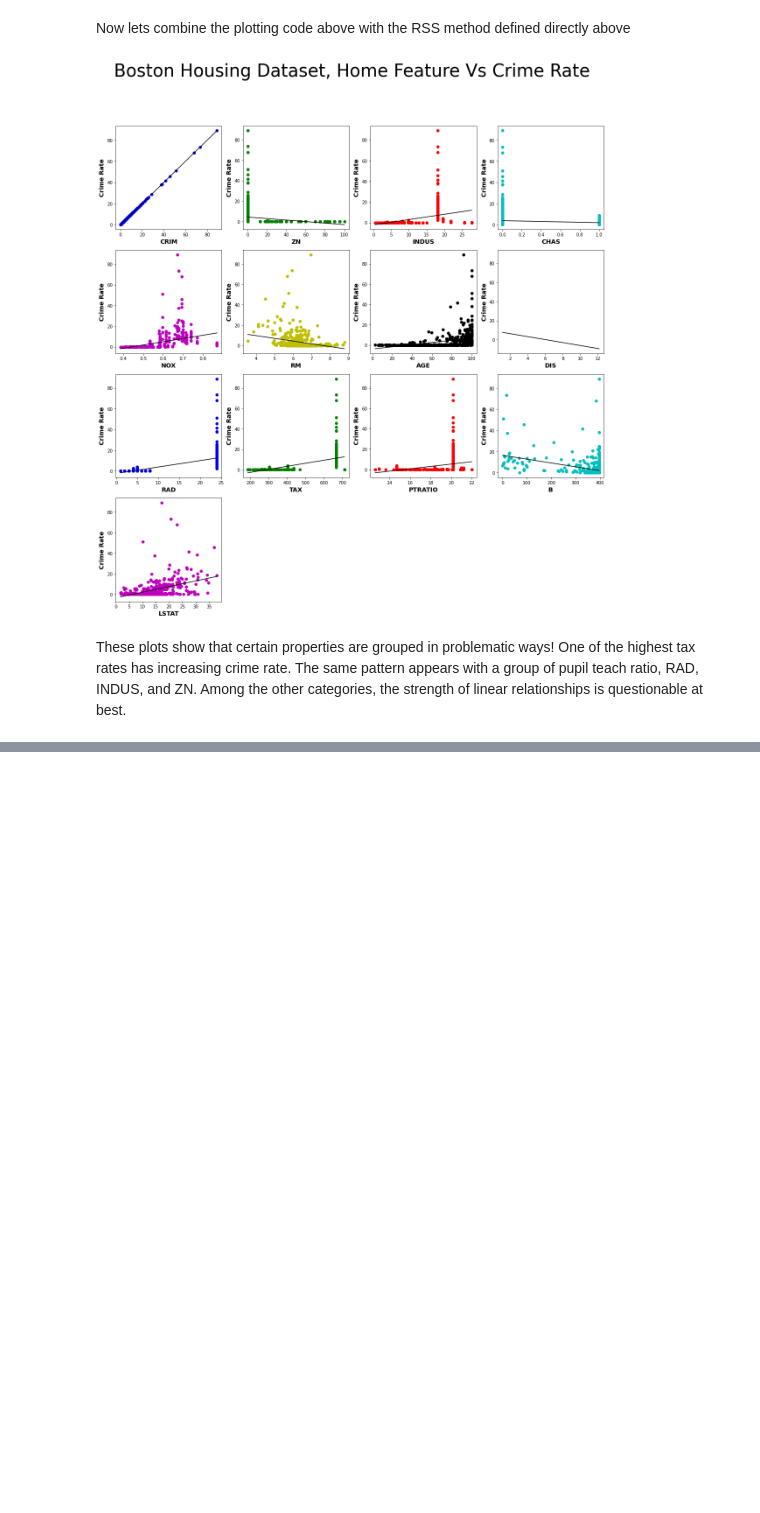
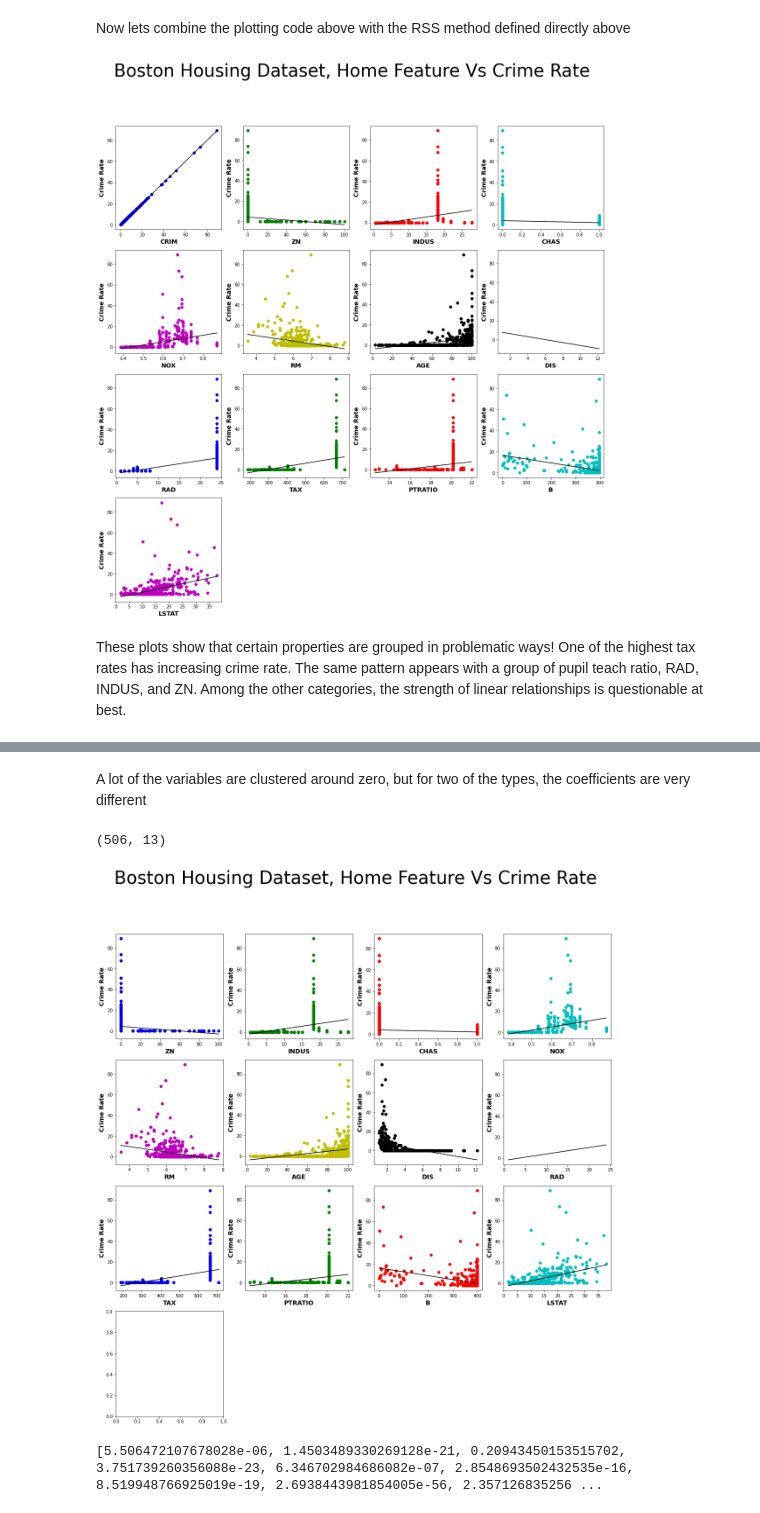
Before and after one commit to BrianLesko/MachineLearning, a Jupyter notebook: IntroductoryML/BostonDataset-3.ipynb, the cells around one changed output, grey strips where cells are left out. Drawn from its saved outputs; the diff is of its cells as text; code cells hidden in the pictures; blank space fills up the shorter version.

```diff
--- a/IntroductoryML/BostonDataset-3.ipynb
+++ b/IntroductoryML/BostonDataset-3.ipynb
@@ -250,0 +410,63 @@ on page 128 of Intro to Statistical Learning
+# %% [markdown]
+A lot of the variables are clustered around zero, but for two of the types, the coefficients are very different
+# %%
+import numpy as np
+import matplotlib.pyplot as plt
+from sklearn.linear_model import LinearRegression
+import scipy.stats as stats
+
+# The X matrix of Features
+x_namesold = ['CRIM','ZN','INDUS','CHAS','NOX','RM','AGE','DIS','RAD','TAX','PTRATIO','B','LSTAT']
+xNamesNew = ['ZN','INDUS','CHAS','NOX','RM','AGE','DIS','RAD','TAX','PTRATIO','B','LSTAT']
+X = np.array(df[xNamesNew])
+oldTarget = boston.target
+X = np.c_[X, oldTarget]
+print(X.shape);
+y = df['CRIM']
+
+# create the figure and the axes objects
+fig, axs = plt.subplots(4,4, figsize=(20,20))
+
+# flatten the axes array so only one for loop is needed (avoid nesting)
+axs = axs.flatten()
+
+
+# iterate over the columns and create a scatter plot for each one
+betaSingleRegression = []
+p_values = []
+for i, column_name in enumerate(xNamesNew):
+    # Plotting The datapoints
+    axs[i].scatter(df[column_name], y, c=colors[i])
+
+    # Calculating the Least Squares RSS
+    x = X[:, i]
+    beta0 , beta1 , rsq = fit_linear(x,y)
+
+    # Plotting the Least Squared Linear Regression Line
+    xL = np.linspace(np.min(x),np.max(x),100)
+    yL = beta0 + beta1*xL
+    axs[i].plot(xL,yL,'k')
+
+    axs[i].set_xlabel(column_name, fontweight='bold', fontsize=14)
+    axs[i].set_ylabel('Crime Rate', fontweight='bold', fontsize=14)
+    betaSingleRegression.append(beta1)
+
+    # Calculate p-value for the coefficient
+    _, p_value = stats.pearsonr(x, y)
+    p_values.append(p_value)
+
+# Master Title
+plt.suptitle("Boston Housing Dataset, Home Feature Vs Crime Rate", fontsize=40)
+# plt.tight_layout()
+
+# remove the empty axes
+fig.delaxes(axs[-1]), fig.delaxes(axs[-2]), fig.delaxes(axs[-3])
+
+plt.show()
+# %% [output]
+(506, 13)
+[figure, added]
+# %%
+print(p_values)
+# %% [output]
+[5.506472107678028e-06, 1.4503489330269128e-21, 0.20943450153515702, 3.751739260356088e-23, 6.346702984686082e-07, 2.8548693502432535e-16, 8.519948766925019e-19, 2.6938443981854005e-56, 2.357126835256 ...
```
Also changed, not shown: parts of 18 cells of this notebook.
